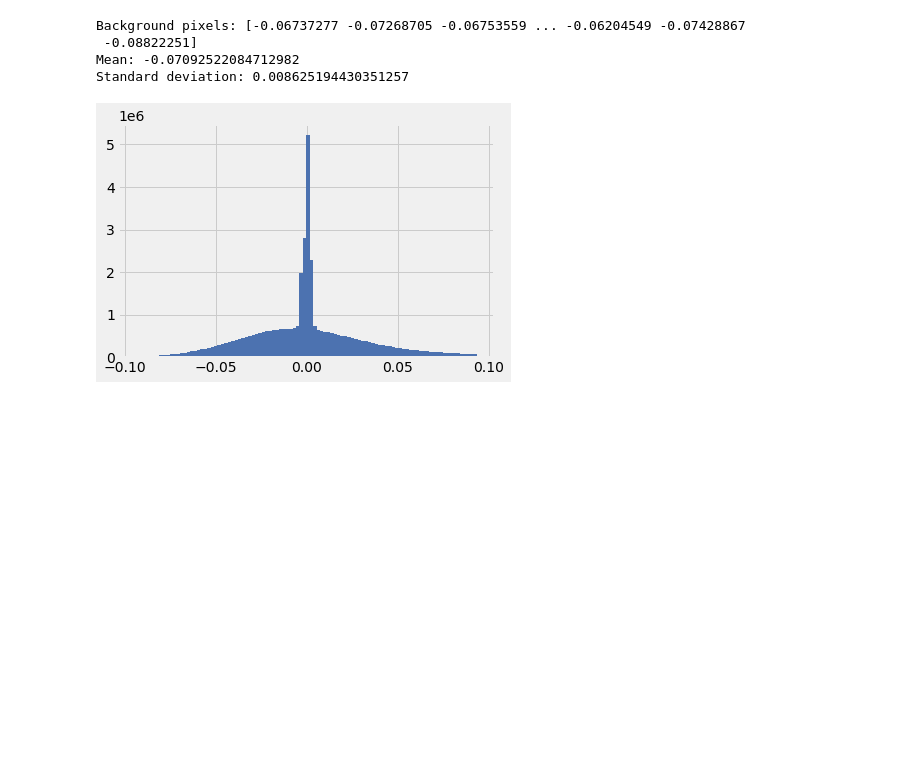
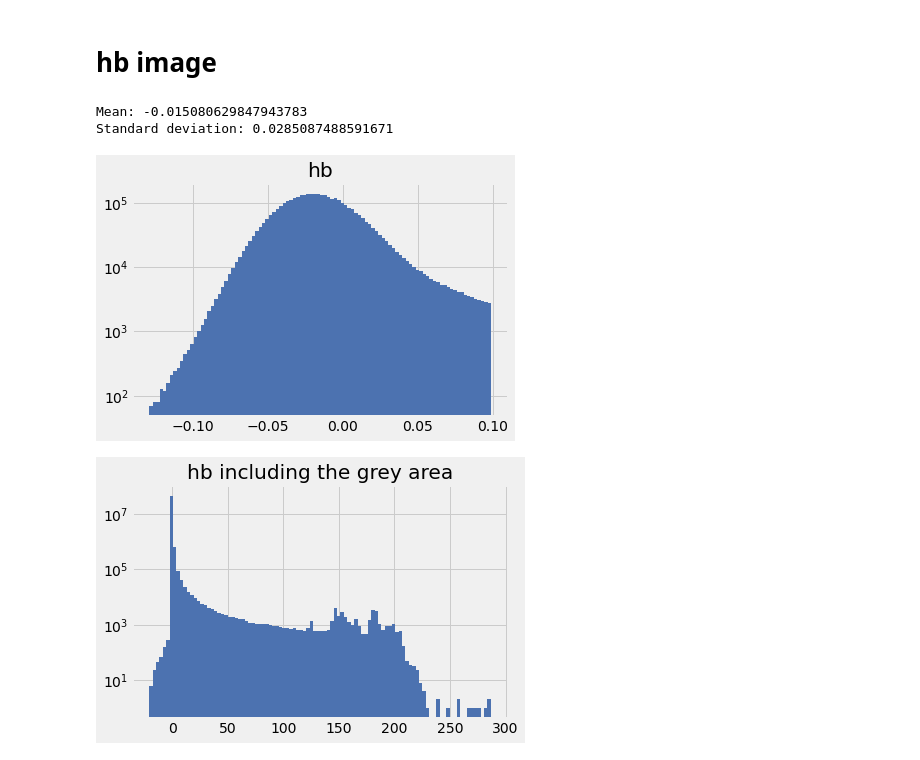
Before and after one commit to F7East/capstone-notes, a Jupyter notebook: GPT.ipynb, the cells around one changed output. Cells and saved outputs as stored; diff of their text form; code cells hidden in the pictures; blank space fills up the shorter version.

```diff
--- a/GPT.ipynb
+++ b/GPT.ipynb
@@ -41,28 +79,12 @@ plt.show()
+# %% [markdown]
+# hb image
 # %%
-file2 = 'all-v404-hb.fits'
-path2 = '/Users/tengizibrayev/Desktop/capstone/theli-reduc-2022/reduced_data/'
+file = 'all-v404-hb.fits'
+path = '/Users/tengizibrayev/Desktop/capstone/theli-reduc-2022/reduced_data/'
+data = read(path + file)
+hist(data, 'hb')
+# %% [output]
+Mean: -0.015080629847943783
+Standard deviation: 0.0285087488591671
+[figure, added]
+[figure, added]
-# %%
-# Read the FITS image file
-hdulist = fits.open(path2 + file2)
-data = hdulist[0].data.flatten()
-# Perform a 3-sigma clipping of the pixel values
-clipped_data = sigmaclip(data, 3, 3)[0]
-data = clipped_data
-# Identify the background pixels and their mean and standard deviation
-background_pixels = data[data < np.percentile(data, 3)]
-mean = np.mean(background_pixels)
-std = np.std(background_pixels)
-
-# Print the result
-print(f'Background pixels: {background_pixels}')
-print(f'Mean: {mean}')
-print(f'Standard deviation: {std}')
-# Create a histogram of pixel brightness values
-plt.hist(data.flatten(), bins=100)
-plt.show()
-# %% [output]
-Background pixels: [-0.06737277 -0.07268705 -0.06753559 ... -0.06204549 -0.07428867
- -0.08822251]
-Mean: -0.07092522084712982
-Standard deviation: 0.008625194430351257
-[figure, removed]
```
Also changed, not shown: parts of 11 cells of this notebook.
